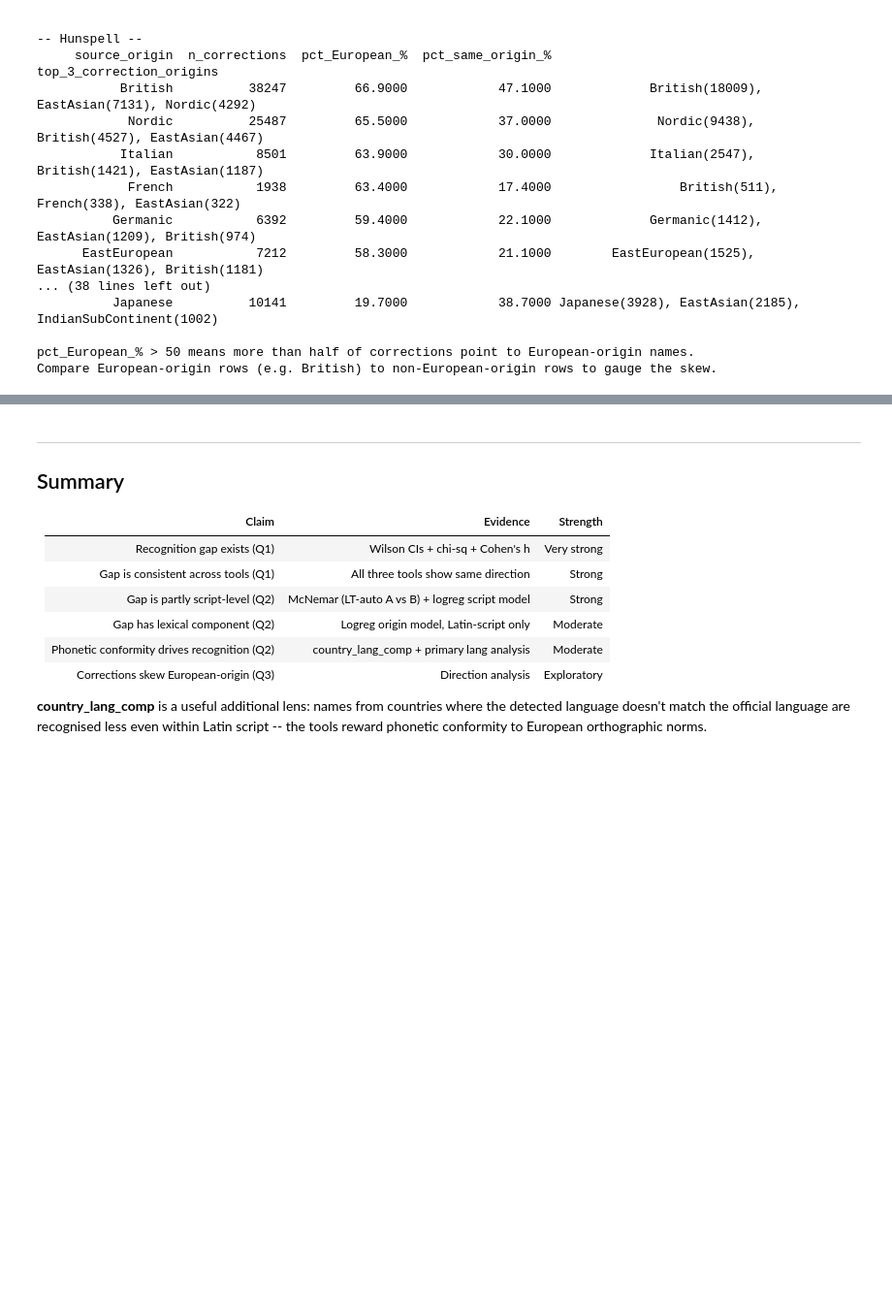
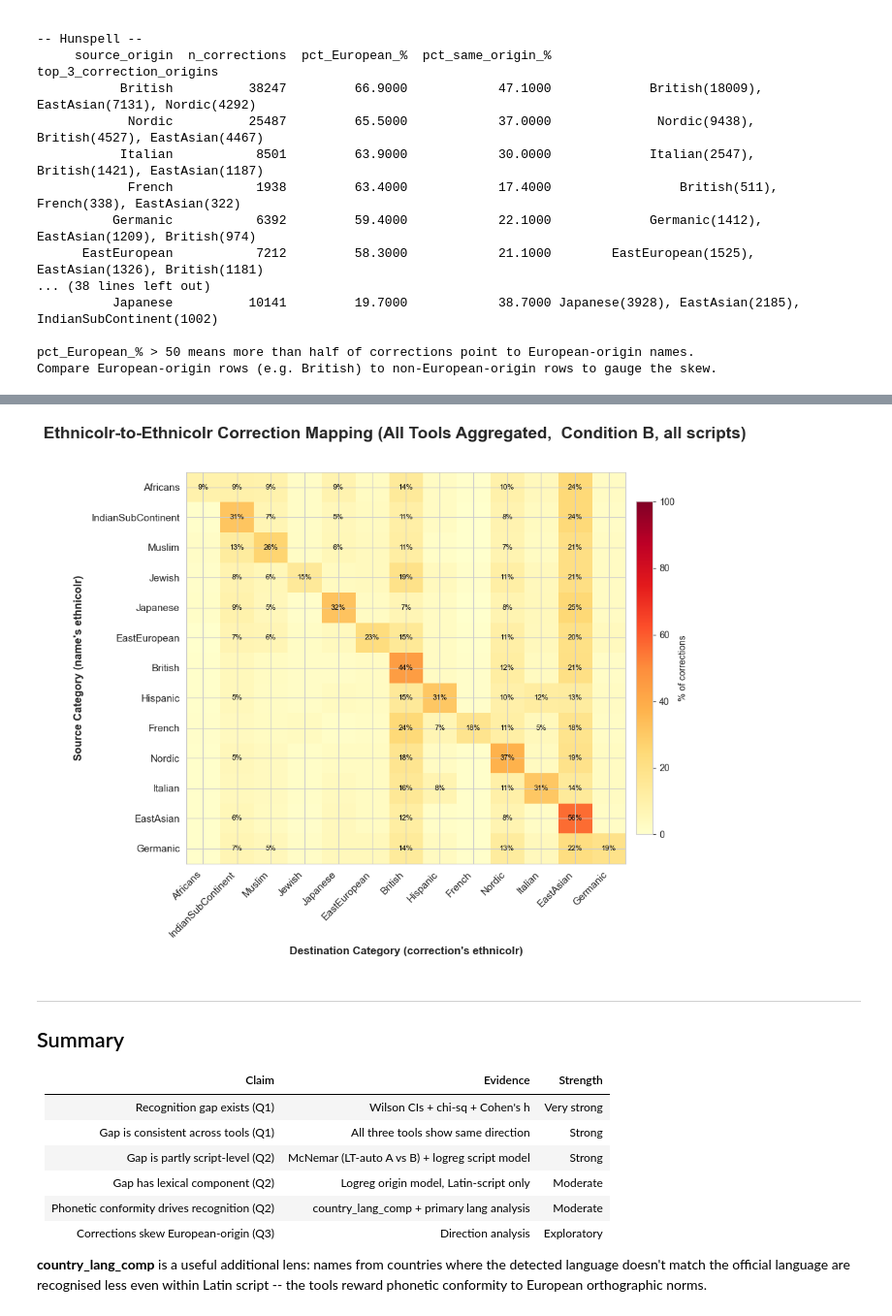
Before and after one commit to sarabrownxx/hons-project-spellcheck-bias, a Jupyter notebook: notebooks/08_bias_significance.ipynb, the cells around one changed output, grey strips where cells are left out. Shown at 97% size. Cells and saved outputs as stored; diff of their text form; code cells hidden in the pictures; blank space fills up the shorter version.

```diff
--- a/notebooks/08_bias_significance.ipynb
+++ b/notebooks/08_bias_significance.ipynb
@@ -2207,3 +2243,77 @@ plt.show()
+# %%
+# Q3: Ethnicolr-to-ethnicolr correction mapping heatmap (aggregated across all tools)
+# For names from each ethnicolr source category, what proportion of corrections
+# (pooled across Hunspell, SymSpell, LT-auto) point to names whose ethnicolr_race
+# falls in each destination category?
+import matplotlib.pyplot as plt
+import numpy as np
+
+ETH_MATCH_COLS = [
+    ("hunspell_latin_known",  "hunspell_latin_correction_match"),
+    ("symspell_latin_known",  "symspell_latin_correction_match"),
+    ("lt_auto_latin_known",   "lt_auto_latin_correction_match"),
+]
+
+eth_counts = df["eth_short"].value_counts()
+valid_eth   = eth_counts[eth_counts >= 100].index
+base_eth    = df[(df["eth_short"].isin(valid_eth)) & (df["eth_short"] != "Unknown")].copy()
+
+eth_order = (
+    base_eth.groupby("eth_short")[[
+        "hunspell_latin_known", "symspell_latin_known", "lt_auto_latin_known"
+    ]].mean().mean(axis=1).sort_values().index.tolist()
+)
+
+# Aggregate counts across all three tools
+from collections import defaultdict
+eth_agg_counts = defaultdict(lambda: defaultdict(int))
+
+for known_col, match_col in ETH_MATCH_COLS:
+    flagged = base_eth[base_eth[known_col] == 0].copy()
+    flagged["dest_eth"] = flagged[match_col].apply(extract_corr_race)
+    flagged["dest_eth"] = flagged["dest_eth"].str.split(",").str[-1]
+    has_dest = flagged[flagged["dest_eth"].notna() & (flagged["dest_eth"] != "None")]
+    for src, dst in zip(has_dest["eth_short"], has_dest["dest_eth"]):
+        eth_agg_counts[src][dst] += 1
+
+# Build matrix -- restrict destinations to the same valid eth categories
+pivot = pd.DataFrame(eth_agg_counts).T.reindex(
+    index=eth_order, columns=eth_order, fill_value=0
+).fillna(0)
+row_sums = pivot.sum(axis=1).replace(0, np.nan)
+pct = pivot.div(row_sums, axis=0) * 100
+
+fig, ax = plt.subplots(figsize=(10, 8), facecolor="white")
+ax.set_facecolor("white")
+
+im = ax.imshow(pct.values, aspect="auto", cmap="YlOrRd", vmin=0, vmax=100)
+
+ax.set_xticks(range(len(eth_order)))
+ax.set_xticklabels(eth_order, rotation=45, ha="right", fontsize=11)
+ax.set_yticks(range(len(eth_order)))
+ax.set_yticklabels(eth_order, fontsize=11)
+ax.set_xlabel("Destination Category (correction's ethnicolr)",
+              fontweight="bold", fontsize=12, labelpad=8)
+ax.set_ylabel("Source Category (name's ethnicolr)",
+              fontweight="bold", fontsize=12, labelpad=8)
+
+for r in range(len(eth_order)):
+    for c in range(len(eth_order)):
+        val = pct.values[r, c]
+        if not np.isnan(val) and val >= 5:
+            ax.text(c, r, f"{val:.0f}%", ha="center", va="center",
+                    fontsize=8, color="black" if val < 60 else "white")
+
+fig.colorbar(im, ax=ax, label="% of corrections", shrink=0.85, pad=0.02)
+fig.suptitle(
+    "Ethnicolr-to-Ethnicolr Correction Mapping (All Tools Aggregated,  Condition B, all scripts)",
+    fontsize=18, fontweight="bold", y=1.02
+)
+plt.tight_layout()
+plt.savefig("correction_ethnicity_heatmap.png", dpi=300, bbox_inches="tight")
+plt.show()
+# %% [output]
+[figure, added]
 # %% [markdown]
 ---
 ## Summary
```
Also changed, not shown: parts of 7 cells of this notebook, 1 other file.
